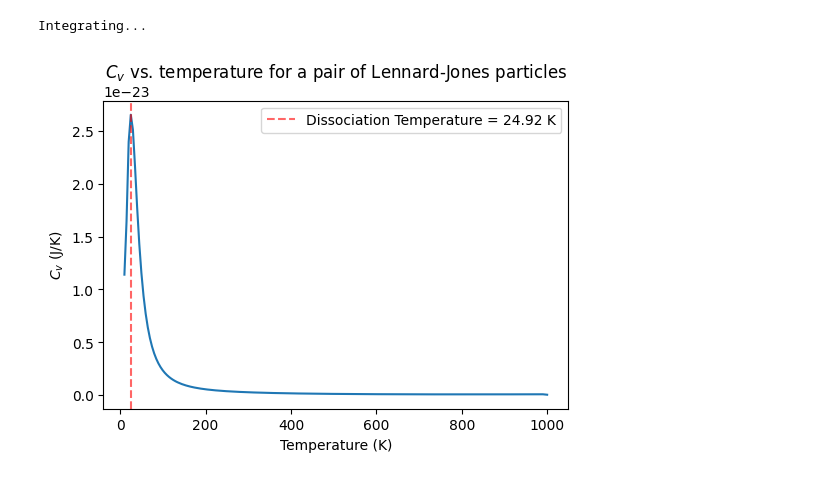
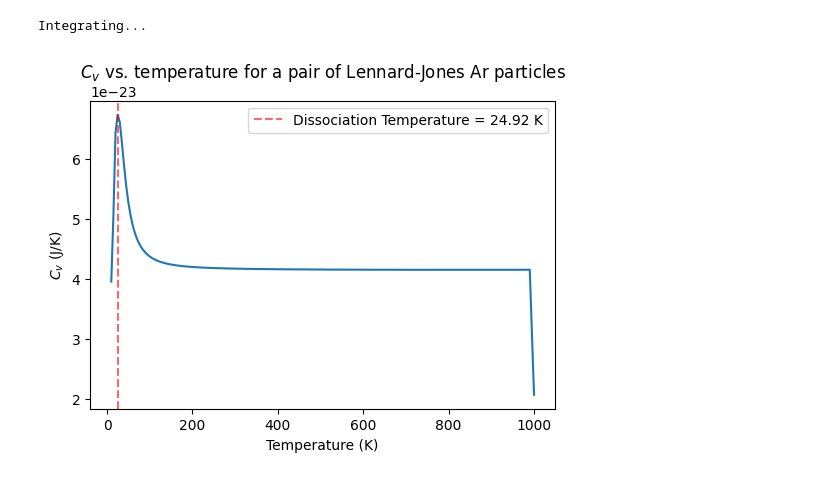
Before and after one commit to P-mandevillei/chem-4050-5050, a Jupyter notebook: hw4/homework-4-grad/lj_particles.ipynb, the cells around one changed output. Saved outputs shown, nothing was run; the diff lists cells and outputs as text; code cells hidden in the pictures.

Commit message:
readme and fixed constants

```diff
--- a/hw4/homework-4-grad/lj_particles.ipynb
+++ b/hw4/homework-4-grad/lj_particles.ipynb
@@ -84,11 +84,14 @@ def lj_partition(temps, length, n=5):
     results = np.zeros(temps.shape[0])
     # 6-fold integral for each temp
     print("Integrating...")
+    betas = 1/(constants.k * np.array(temps))
     for i, integrand in tqdm(enumerate(integrands)):
         last_integral = integrand
         for _ in range(6):
             last_integral = trapezoid(last_integral, dim, axis=0)
-        coeff = (1/constants.h)**6 # todo
+        m = 39.948 / 1000 / constants.N_A # kg
+        wavelength = np.sqrt(betas[i] * constants.h**2 / (2*np.pi*m))
+        coeff = (1/constants.h)**6 * (1/wavelength)**6
         results[i] = coeff * last_integral
     return results
 # %%
@@ -210,18 +213,18 @@ dissoc_temp = df.iloc[max_row]['temperature']
 # %%
 fig, ax = plt.subplots()
 fig.set_size_inches(6, 4)
 sns.lineplot(
     ljParticles.thermo_df,
     x = 'temperature',
     y = 'constant_volume_heat_capacity'
 )
 ax.axvline(x=dissoc_temp,
            label=f'Dissociation Temperature = {dissoc_temp:.2f} K',
            linestyle='--', color='r', alpha=0.6)
 ax.set_xlabel('Temperature (K)')
 ax.set_ylabel('$C_v$ (J/K)')
-ax.set_title("$C_v$ vs. temperature for a pair of Lennard-Jones particles")
+ax.set_title("$C_v$ vs. temperature for a pair of Lennard-Jones Ar particles")
 ax.legend()
 fig.savefig("cv_vs_temperature.png", dpi=210)
 # %% [output]
-[figure, old version]
+[figure, new version]
```
Also changed, not shown: 7 other files.
